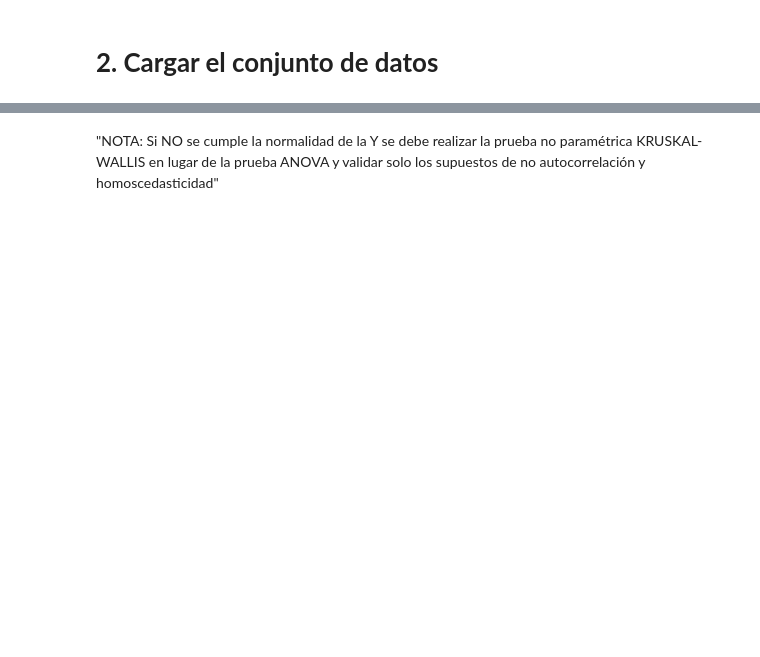
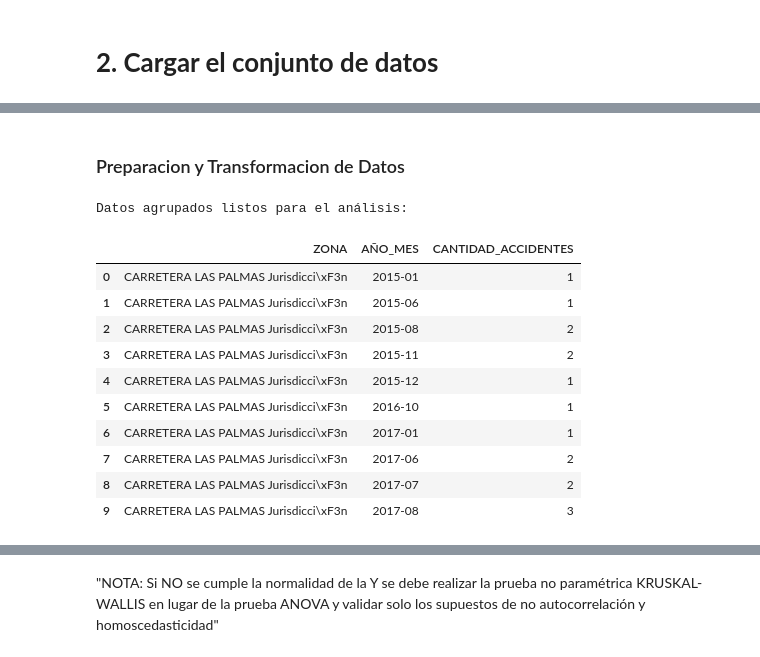
Before and after one commit to diegoVasquez600/Statistics_for_Analytics, a Jupyter notebook: ANOVA_est_IUPB_Diego_Rios_Vasquez_Juan_David_Perez.ipynb, the cells around one changed output, grey strips where cells are left out. Saved outputs shown, nothing was run; the diff lists cells and outputs as text; code cells hidden in the pictures; blank space fills up the shorter version.

```diff
--- a/ANOVA_est_IUPB_Diego_Rios_Vasquez_Juan_David_Perez.ipynb
+++ b/ANOVA_est_IUPB_Diego_Rios_Vasquez_Juan_David_Perez.ipynb
@@ -91,5 +94,39 @@ Data columns (total 9 columns):
 dtypes: int64(2), object(7)
 memory usage: 15.3+ MB
+# %% [markdown]
+### Preparacion y Transformacion de Datos
+# %%
+# Limpieza básica: quitar valores nulos en fecha o zona
+datos = datos.dropna(subset=['FECHA_INCIDENTE', 'ZONA'])
+datos['ZONA'] = datos['ZONA'].str.strip()
+
+# Filtrar las zonas principales para evitar ruido ("Sin Inf" o zonas con muy pocos datos)
+zonas_validas = datos['ZONA'].value_counts()[datos['ZONA'].value_counts() > 100].index
+datos = datos[datos['ZONA'].isin(zonas_validas)]
+
+# Convertir fecha y eliminar errores
+datos['FECHA_INCIDENTE'] = pd.to_datetime(datos['FECHA_INCIDENTE'], dayfirst=True, errors='coerce')
+datos = datos.dropna(subset=['FECHA_INCIDENTE'])
+# Para aplicar ANOVA, agrupamos para contar accidentes por Zona y Mes
+datos['AÑO_MES'] = datos['FECHA_INCIDENTE'].dt.to_period('M')
+df_anova = datos.groupby(['ZONA', 'AÑO_MES']).size().reset_index(name='CANTIDAD_ACCIDENTES')
+df_anova['AÑO_MES'] = df_anova['AÑO_MES'].astype(str)
+
+print("Datos agrupados listos para el análisis:")
+df_anova.head(10)
+# %% [output]
+Datos agrupados listos para el análisis:
+|  | ZONA | AÑO_MES | CANTIDAD_ACCIDENTES |
+| 0 | CARRETERA LAS PALMAS Jurisdicci\xF3n | 2015-01 | 1 |
+| 1 | CARRETERA LAS PALMAS Jurisdicci\xF3n | 2015-06 | 1 |
+| 2 | CARRETERA LAS PALMAS Jurisdicci\xF3n | 2015-08 | 2 |
+| 3 | CARRETERA LAS PALMAS Jurisdicci\xF3n | 2015-11 | 2 |
+| 4 | CARRETERA LAS PALMAS Jurisdicci\xF3n | 2015-12 | 1 |
+| 5 | CARRETERA LAS PALMAS Jurisdicci\xF3n | 2016-10 | 1 |
+| 6 | CARRETERA LAS PALMAS Jurisdicci\xF3n | 2017-01 | 1 |
+| 7 | CARRETERA LAS PALMAS Jurisdicci\xF3n | 2017-06 | 2 |
+| 8 | CARRETERA LAS PALMAS Jurisdicci\xF3n | 2017-07 | 2 |
+| 9 | CARRETERA LAS PALMAS Jurisdicci\xF3n | 2017-08 | 3 |
 # %%
 #El resumen estadístico de nuestro dataset total.
 datos.describe()
```
Also changed, not shown: parts of 22 cells of this notebook.
